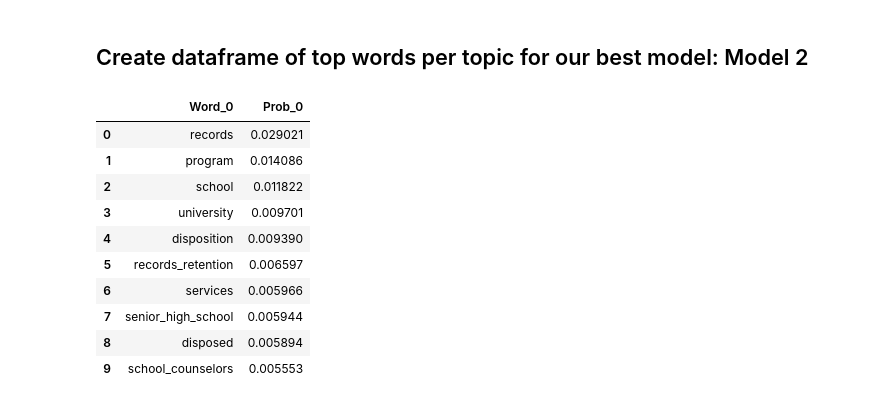
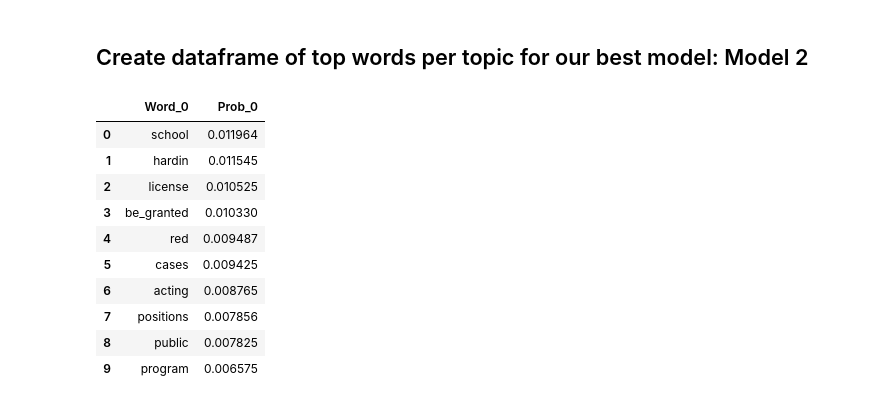
Before and after one commit to giovanni-lunetta/Text-Analytics-Coding-HW, a Jupyter notebook: Assignment-3/assignment3.ipynb, the cells around one changed output. Drawn from its saved outputs; the diff is of its cells as text; code cells hidden in the pictures.

```diff
--- a/Assignment-3/assignment3.ipynb
+++ b/Assignment-3/assignment3.ipynb
@@ -481,28 +481,28 @@ Model 6 Average Coherence: -9.030562039997365
 ## Create dataframe of top words per topic for our best model: Model 2
 # %%
 list_of_topic_tables = []
-for topic in lda_model_1.show_topics(
+for topic in lda_model_2.show_topics(
     num_topics=-1, num_words=10, formatted=False
 ):
     list_of_topic_tables.append(
         pd.DataFrame(
             data = topic[1],
             columns=["Word" + "_" + str(topic[0]), "Prob" + "_" + str(topic[0])],
         )
     )
 list_of_topic_tables[0]
 # %% [output]
 |  | Word_0 | Prob_0 |
-| 0 | records | 0.029021 |
-| 1 | program | 0.014086 |
-| 2 | school | 0.011822 |
-| 3 | university | 0.009701 |
-| 4 | disposition | 0.009390 |
-| 5 | records_retention | 0.006597 |
-| 6 | services | 0.005966 |
-| 7 | senior_high_school | 0.005944 |
-| 8 | disposed | 0.005894 |
-| 9 | school_counselors | 0.005553 |
+| 0 | school | 0.011964 |
+| 1 | hardin | 0.011545 |
+| 2 | license | 0.010525 |
+| 3 | be_granted | 0.010330 |
+| 4 | red | 0.009487 |
+| 5 | cases | 0.009425 |
+| 6 | acting | 0.008765 |
+| 7 | positions | 0.007856 |
+| 8 | public | 0.007825 |
+| 9 | program | 0.006575 |
 # %%
 pd.set_option('display.max_columns', 500)
 
```
Also changed, not shown: parts of 33 cells of this notebook, 1 other file.
